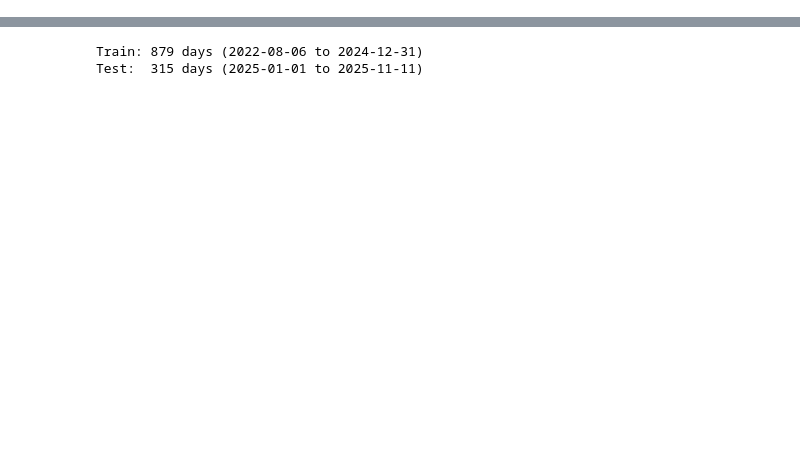
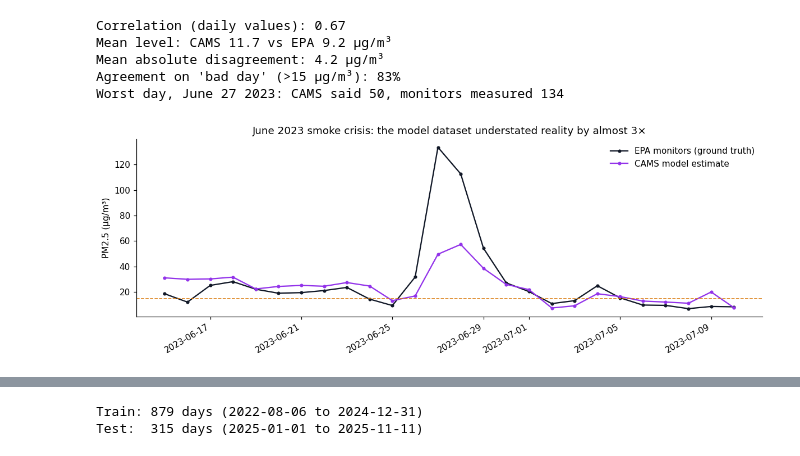
Before and after one commit to ParthPatel125/aircast, a Jupyter notebook: AirCast.ipynb, the cells around one changed output, grey strips where cells are left out. Drawn from its saved outputs; the diff is of its cells as text; code cells hidden in the pictures; blank space fills up the shorter version.

```diff
--- a/AirCast.ipynb
+++ b/AirCast.ipynb
@@ -66,0 +65,26 @@ Name: pm25, dtype: float64
+# %%
+both = pd.concat([cams.rename("CAMS estimate"), epa.rename("EPA monitors")], axis=1).dropna()
+print(f"Correlation (daily values): {both.corr().iloc[0, 1]:.2f}")
+print(f"Mean level: CAMS {both['CAMS estimate'].mean():.1f} vs EPA {both['EPA monitors'].mean():.1f} µg/m³")
+print(f"Mean absolute disagreement: {(both['CAMS estimate'] - both['EPA monitors']).abs().mean():.1f} µg/m³")
+print(f"Agreement on 'bad day' (>15 µg/m³): {((both['CAMS estimate'] > 15) == (both['EPA monitors'] > 15)).mean():.0%}")
+print(f"Worst day, June 27 2023: CAMS said {cams['2023-06-27']:.0f}, monitors measured {epa['2023-06-27']:.0f}")
+
+fig, ax = plt.subplots(figsize=(11, 4))
+window = slice("2023-06-15", "2023-07-10")
+ax.plot(epa[window].index, epa[window], "o-", ms=3, color="#111827", label="EPA monitors (ground truth)")
+ax.plot(cams[window].index, cams[window], "o-", ms=3, color="#9333ea", label="CAMS model estimate")
+ax.axhline(WHO_DAILY, color="#d97706", ls="--", lw=1)
+ax.set_ylabel("PM2.5 (µg/m³)")
+ax.set_title("June 2023 smoke crisis: the model dataset understated reality by almost 3×")
+ax.legend(frameon=False)
+fig.autofmt_xdate()
+fig.tight_layout(); fig.savefig("figures/01_cams_vs_epa.png", bbox_inches="tight")
+plt.show()
+# %% [output]
+Correlation (daily values): 0.67
+Mean level: CAMS 11.7 vs EPA 9.2 µg/m³
+Mean absolute disagreement: 4.2 µg/m³
+Agreement on 'bad day' (>15 µg/m³): 83%
+Worst day, June 27 2023: CAMS said 50, monitors measured 134
+[figure, added]
```
Also changed, not shown: parts of 73 cells of this notebook, 18 other files.
